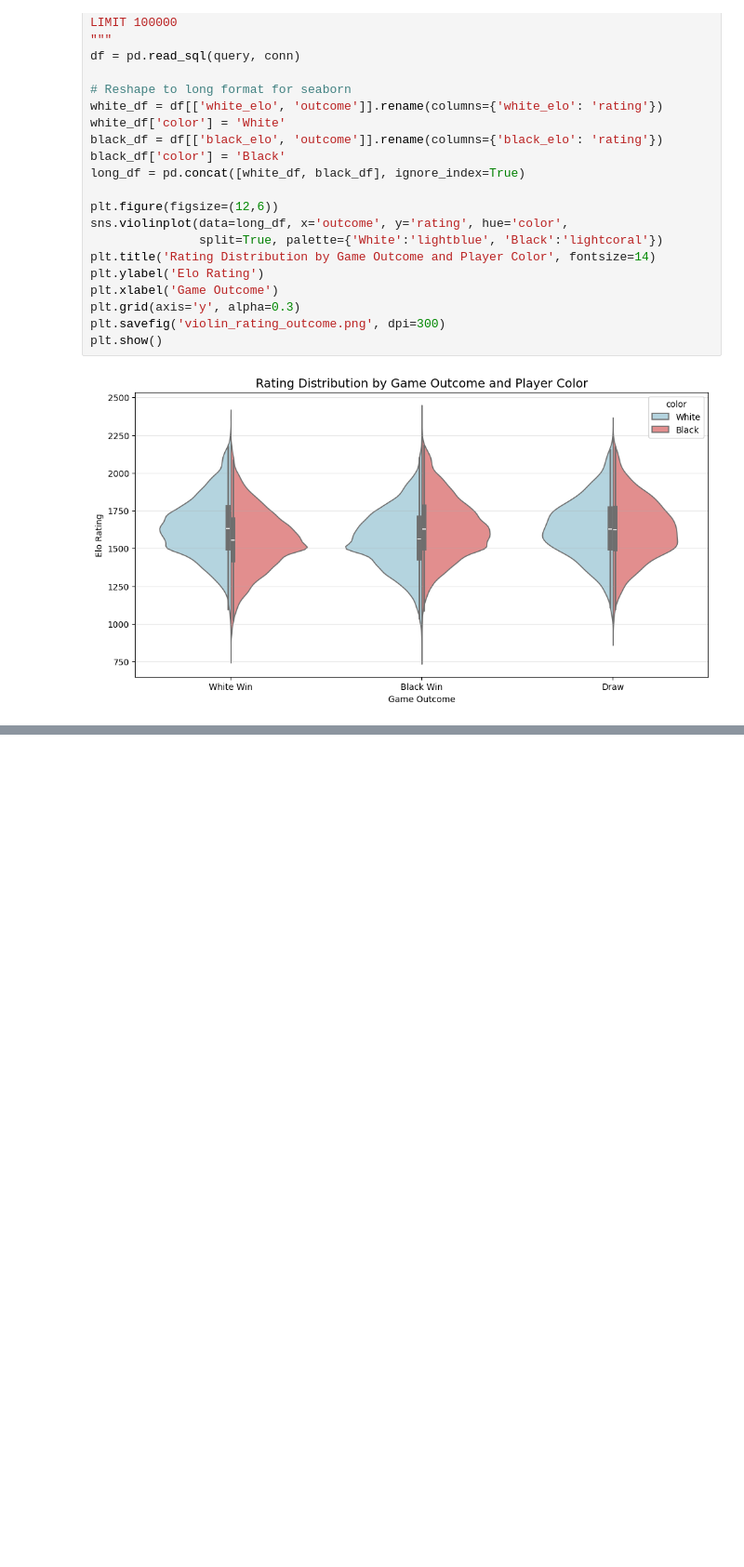
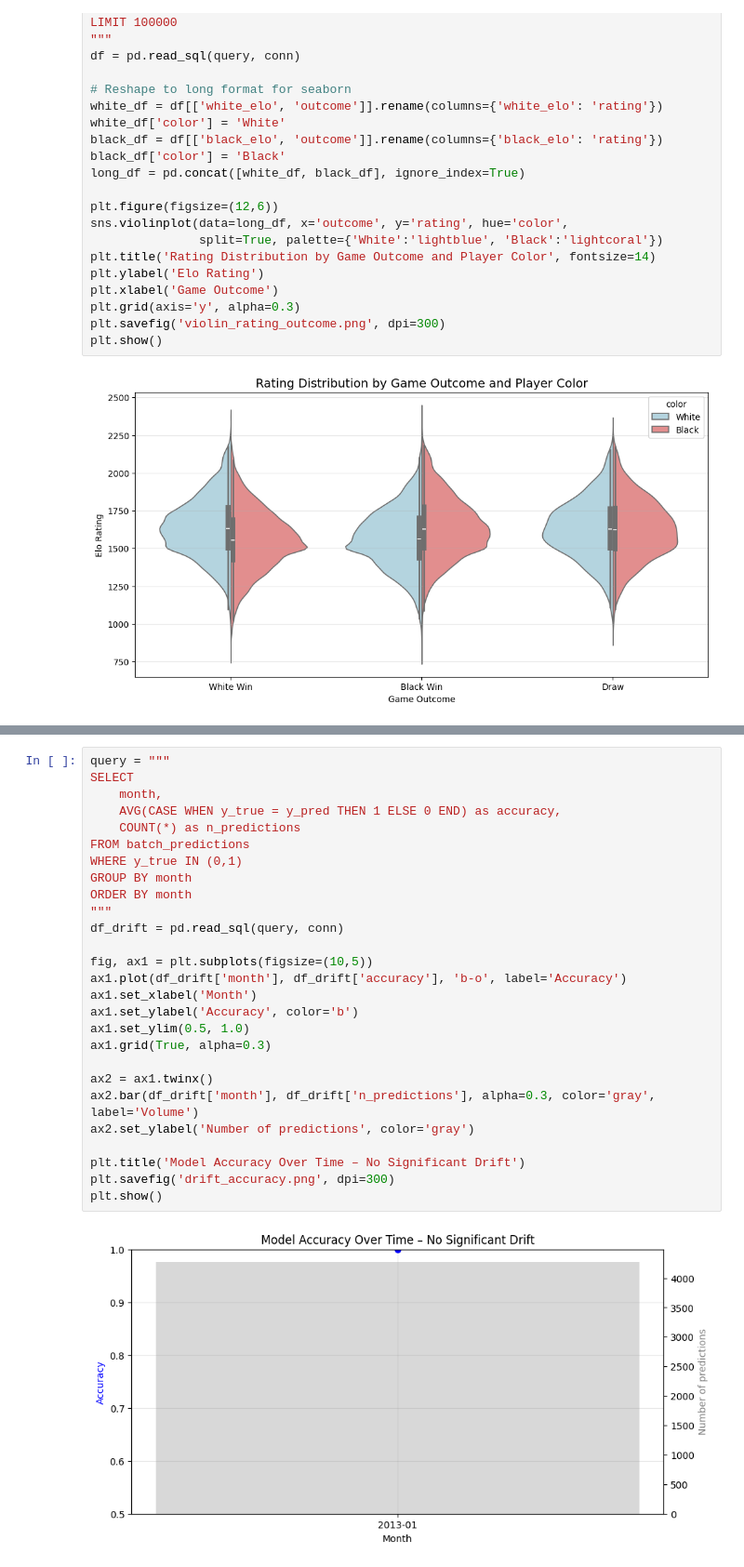
Before and after one commit to nabin2004/LichessOps, a Jupyter notebook: notebook/Task3_notebook.ipynb, the cells around one changed output, grey strips where cells are left out. Shown at 93% size. Drawn from its saved outputs; the diff is of its cells as text; blank space fills up the shorter version.

```diff
--- a/notebook/Task3_notebook.ipynb
+++ b/notebook/Task3_notebook.ipynb
@@ -383,0 +523,29 @@ ProgrammingError: 1054 (42S22): Unknown column 'eco' in 'field list'
+# %%
+query = """
+SELECT
+    month,
+    AVG(CASE WHEN y_true = y_pred THEN 1 ELSE 0 END) as accuracy,
+    COUNT(*) as n_predictions
+FROM batch_predictions
+WHERE y_true IN (0,1)
+GROUP BY month
+ORDER BY month
+"""
+df_drift = pd.read_sql(query, conn)
+
+fig, ax1 = plt.subplots(figsize=(10,5))
+ax1.plot(df_drift['month'], df_drift['accuracy'], 'b-o', label='Accuracy')
+ax1.set_xlabel('Month')
+ax1.set_ylabel('Accuracy', color='b')
+ax1.set_ylim(0.5, 1.0)
+ax1.grid(True, alpha=0.3)
+
+ax2 = ax1.twinx()
+ax2.bar(df_drift['month'], df_drift['n_predictions'], alpha=0.3, color='gray', label='Volume')
+ax2.set_ylabel('Number of predictions', color='gray')
+
+plt.title('Model Accuracy Over Time – No Significant Drift')
+plt.savefig('drift_accuracy.png', dpi=300)
+plt.show()
+# %% [output]
+[figure, added]
```
Also changed, not shown: parts of 9 cells of this notebook, 4 other files.
